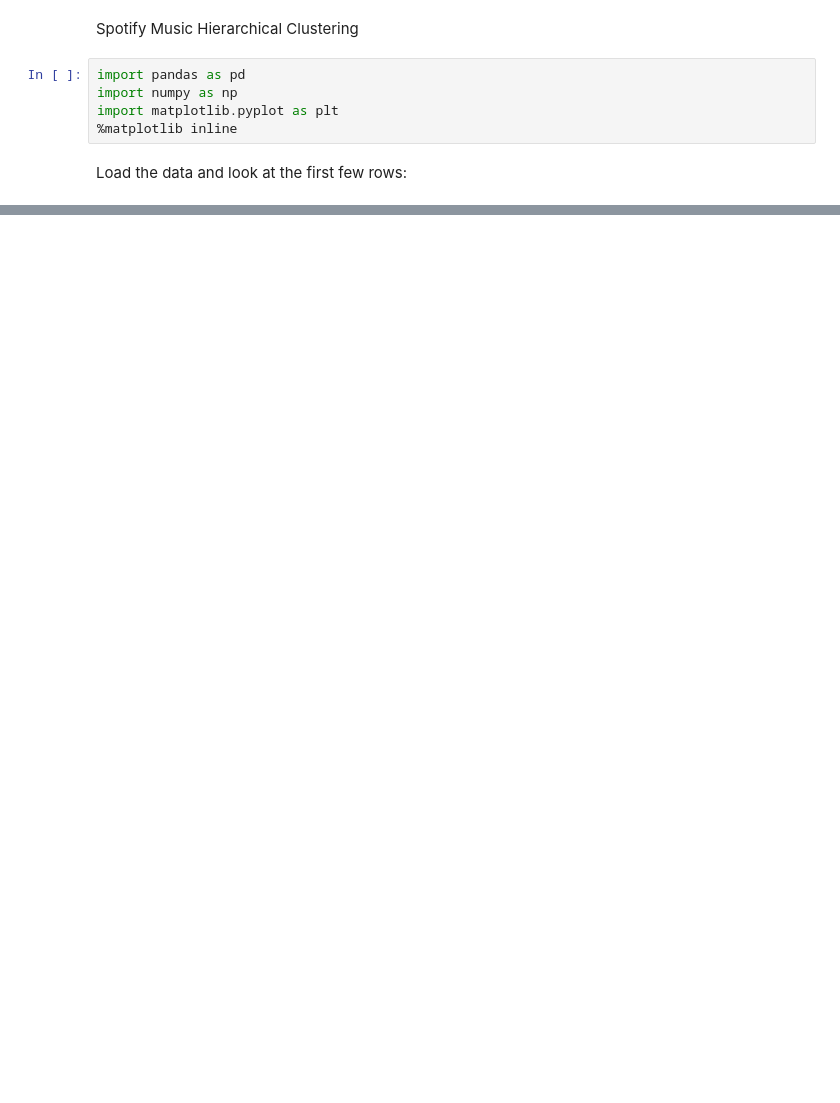
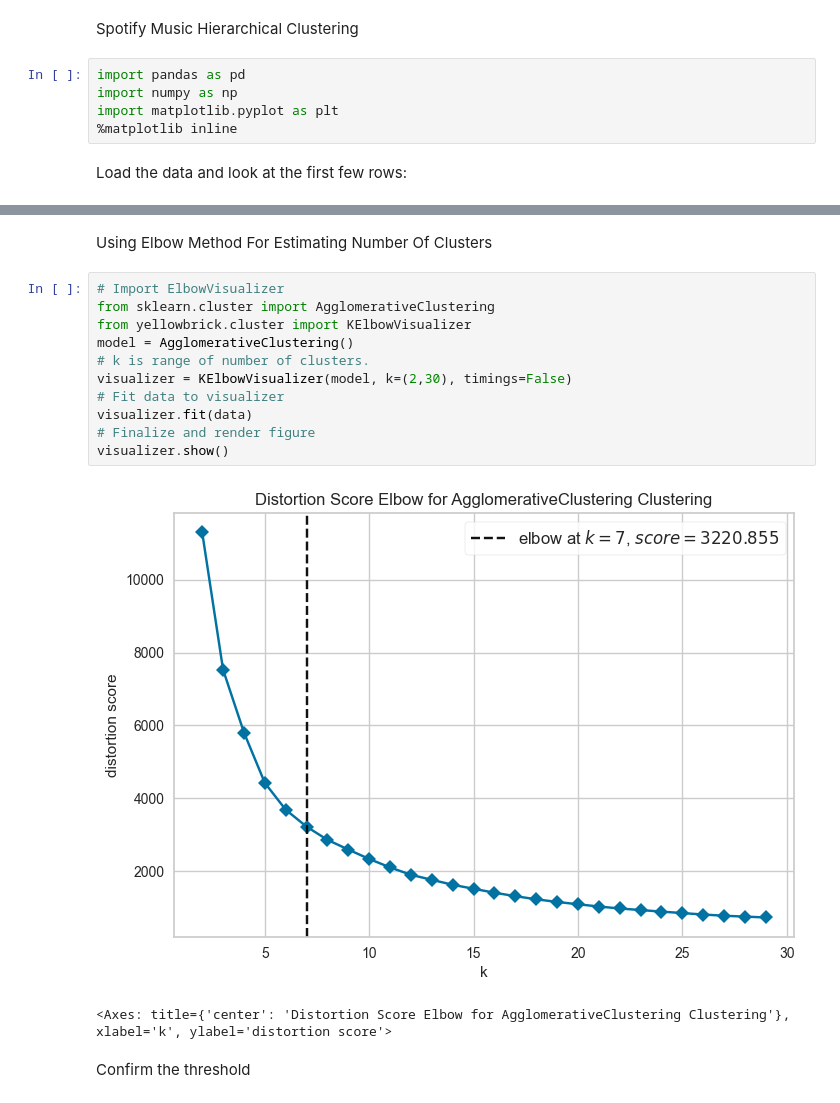
Before and after one commit to huynm116/songs-clustering-project, a Jupyter notebook: hierarchical_clustering.ipynb, the cells around one changed output, grey strips where cells are left out. Drawn from its saved outputs; the diff is of its cells as text; blank space fills up the shorter version.

```diff
--- a/hierarchical_clustering.ipynb
+++ b/hierarchical_clustering.ipynb
@@ -18,0 +77,18 @@ FileNotFoundError: [Errno 2] No such file or directory: '/kaggle/input/spotify-1
+# %% [markdown]
+Using Elbow Method For Estimating Number Of Clusters
+# %%
+# Import ElbowVisualizer
+from sklearn.cluster import AgglomerativeClustering
+from yellowbrick.cluster import KElbowVisualizer
+model = AgglomerativeClustering()
+# k is range of number of clusters.
+visualizer = KElbowVisualizer(model, k=(2,30), timings=False)
+# Fit data to visualizer
+visualizer.fit(data)
+# Finalize and render figure
+visualizer.show()
+# %% [output]
+[figure, added]
+<Axes: title={'center': 'Distortion Score Elbow for AgglomerativeClustering Clustering'}, xlabel='k', ylabel='distortion score'>
+# %% [markdown]
+Confirm the threshold
```
Also changed, not shown: parts of 11 cells of this notebook.
